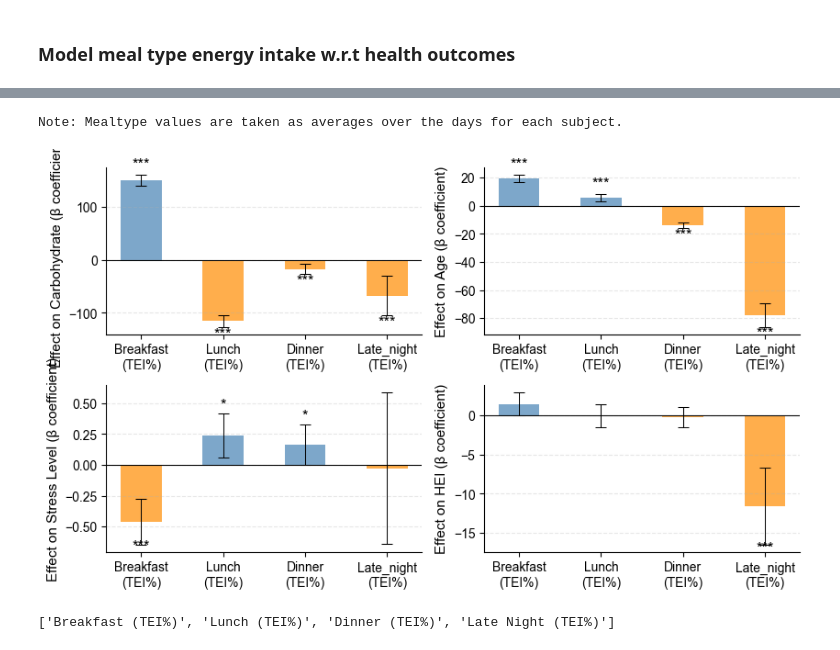
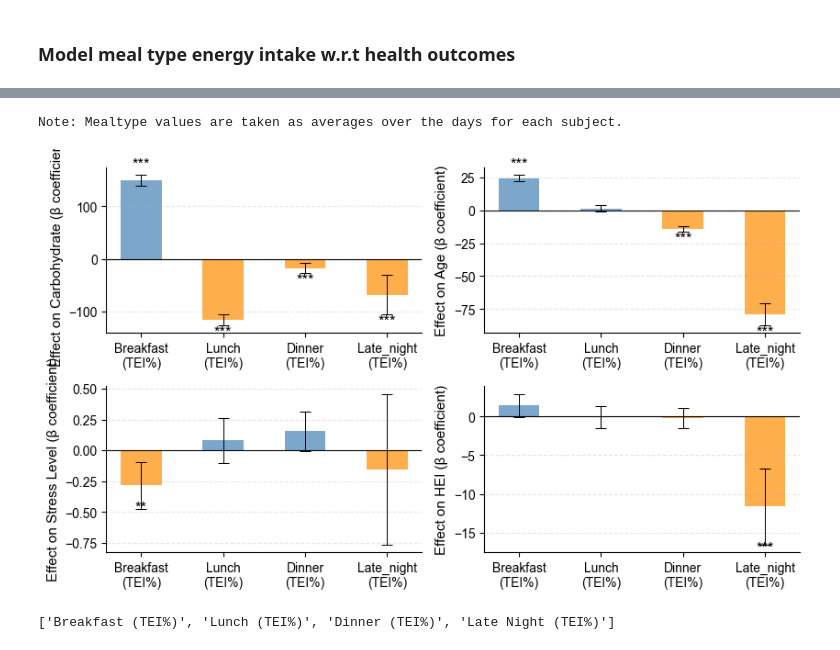
Before and after one commit to digitalepidemiologylab/meal-pattern-analysis-paper, a Jupyter notebook: code/modeling_scaled_energy_intake.ipynb, the cells around one changed output, grey strips where cells are left out. Cells and saved outputs as stored; diff of their text form; code cells hidden in the pictures.

```diff
--- a/code/modeling_scaled_energy_intake.ipynb
+++ b/code/modeling_scaled_energy_intake.ipynb
@@ -552,7 +576,7 @@ print("Note: Mealtype values are taken as averages over the days for each subjec
 fig, ax = plt.subplots(ncols=2, nrows=2, figsize=(8.5, 5))
 
 outcome_var = "carb_eaten"
-lmm_results_mealtype_energy_intake_bmi = (
+lmm_results_mealtype_energy_intake_bmi_carb = (
     run_analyze_mealtype_energy_intake_wrt_health_outcomes(
         scaled_energy_distribution,
         meta,
@@ -561,7 +585,7 @@ lmm_results_mealtype_energy_intake_bmi = (
     )
 )
 plot_mealtype_energy_intake_effects(
-    lmm_results_mealtype_energy_intake_bmi, ax[0, 0], outcome_var
+    lmm_results_mealtype_energy_intake_bmi_carb, ax[0, 0], outcome_var
 )
 
 outcome_var = "age"
@@ -570,7 +594,7 @@ lmm_results_mealtype_energy_intake_age = (
         scaled_energy_distribution,
         meta,
         outcome_var=outcome_var,
-        covariates=["bmi", "gender"],
+        covariates=["bmi", "gender", "energy_kcal_eaten"],
     )
 )
 plot_mealtype_energy_intake_effects(
@@ -583,40 +607,40 @@ lmm_results_mealtype_energy_intake_stress_level = (
         scaled_energy_distribution,
         meta,
         outcome_var=outcome_var,
-        covariates=["age", "bmi", "gender"],
+        covariates=["age", "bmi", "gender", "energy_kcal_eaten"],
     )
 )
 plot_mealtype_energy_intake_effects(
     lmm_results_mealtype_energy_intake_stress_level, ax[1, 0], outcome_var
 )
 
 outcome_var = "HEI"
 lmm_results_mealtype_energy_intake_HEI = (
     run_analyze_mealtype_energy_intake_wrt_health_outcomes(
         scaled_energy_distribution,
         meta,
         outcome_var=outcome_var,
         covariates=["age", "bmi", "gender"],
     )
 )
 plot_mealtype_energy_intake_effects(
     lmm_results_mealtype_energy_intake_HEI,
     ax[1, 1],
     outcome_var,
 )
 
 plt.tight_layout()
 sns.despine()
 
 # Save the plot if needed
 plt.savefig(
     "../images/supplementary/mealtype_energy_intake_effects_others.png",
     dpi=300,
     bbox_inches="tight",
 )
 # %% [output]
 Note: Mealtype values are taken as averages over the days for each subject.
-[figure, old version]
+[figure, new version]
 # %%
 meal_tei_cols
 # %% [output]
```
Also changed, not shown: parts of 11 cells of this notebook, 6 other files.
